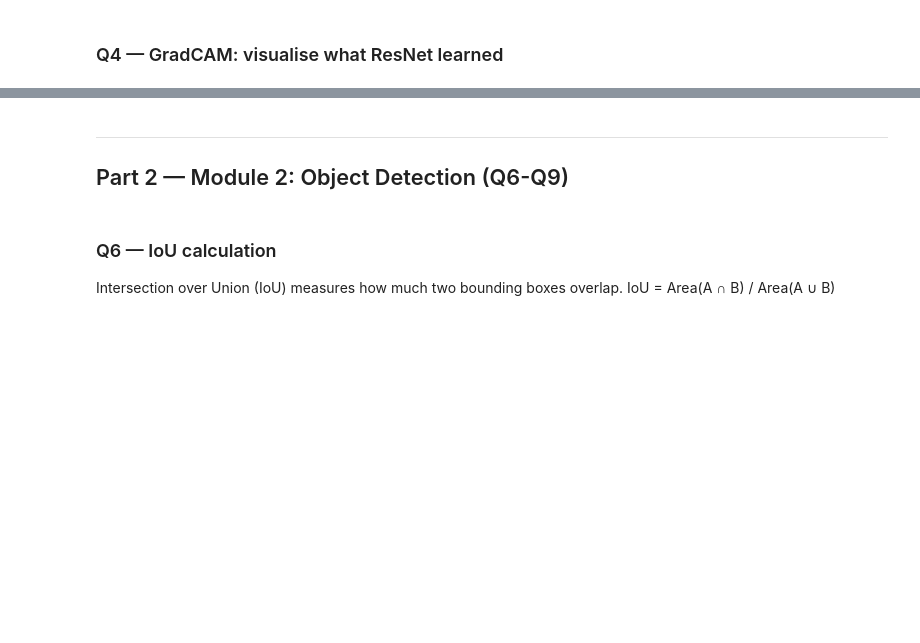
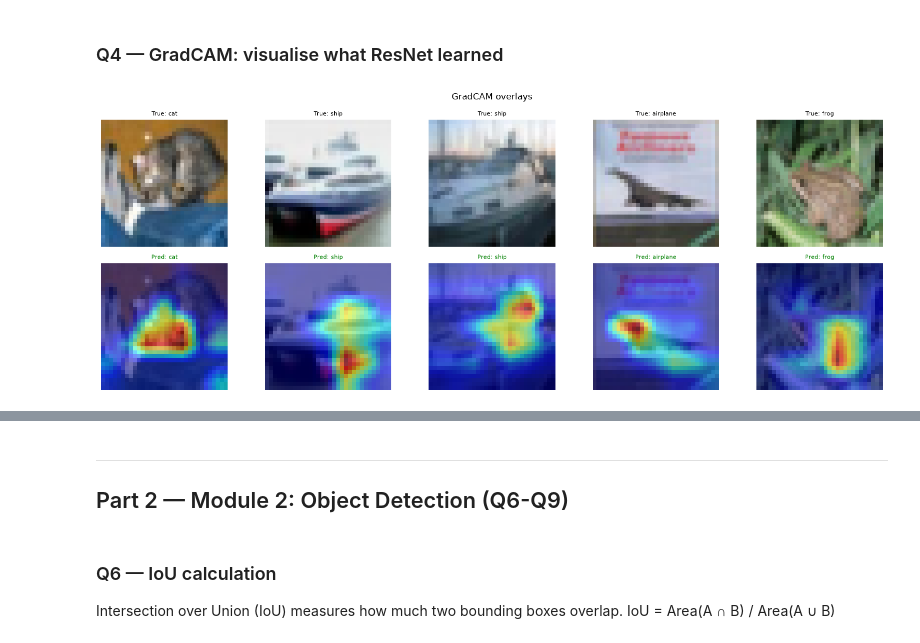
Before and after one commit to Sulav-Koirala/AI-Fellowship-Assignments, a Jupyter notebook: Week 11/W11_CV_Assignment_Notebook.ipynb, the cells around one changed output, grey strips where cells are left out. Drawn from its saved outputs; the diff is of its cells as text; code cells hidden in the pictures; blank space fills up the shorter version.

```diff
--- a/Week 11/W11_CV_Assignment_Notebook.ipynb
+++ b/Week 11/W11_CV_Assignment_Notebook.ipynb
@@ -85,7 +89,7 @@ conv_configs = [
 ]
 
 for W, K, P, S, desc in conv_configs:
-    out = None  # TODO: apply formula (W - K + 2P) / S + 1  as int
+    out = int((W-K+2*P)/S + 1)
     print(f"{desc:45s}: {out}")
 
 # SELF-CHECK
@@ -199,48 +224,46 @@ class GradCAM:
     def __init__(self, model, layer):
         self.acts = None
         self.grads = None
-        # TODO: register a forward hook on `layer` that saves the output to self.acts
-        # TODO: register a full_backward hook on `layer` that saves go[0] to self.grads
-        layer.register_forward_hook(None)         # TODO: replace None with lambda
-        layer.register_full_backward_hook(None)   # TODO: replace None with lambda
+        layer.register_forward_hook(lambda module, inp, out: setattr(self, 'acts', out))
+        layer.register_full_backward_hook(lambda module, gi, go: setattr(self, 'grads', go[0]))
 
     def generate(self, x, cls_idx):
         # Given: the backbone is frozen (requires_grad=False), so the input tensor
         # must require grad itself, or autograd never builds a graph through
         # layer4 and the backward hook above will never fire.
         x = x.clone().requires_grad_(True)
         out = model(x)
         model.zero_grad()
         out[0, cls_idx].backward()
-        # TODO: compute per-channel weights by averaging grads over spatial dims (dim 2 and 3)
-        weights = None
-        # TODO: weighted sum of activation maps, then ReLU
-        cam = None
+        weights = self.grads.mean(dim=(2,3), keepdim=True)
+        cam = torch.relu((weights*self.acts).sum(dim=1, keepdim=True))
         cam -= cam.min(); cam /= cam.max() + 1e-8
-        return cam.squeeze().cpu().numpy()
+        return cam.squeeze().detach().cpu().numpy()
 
 cam = GradCAM(model, model.layer4[-1])
 
 import torch.nn.functional as F
 fig, axes = plt.subplots(2, 5, figsize=(16, 6))
 for col in range(5):
     img_pil, true_lbl = raw_test[col]
     x = transform_rn(img_pil).unsqueeze(0).to(device)
     model.eval()
     with torch.enable_grad():
         logits = model(x)
     pred = logits.argmax(1).item()
     cam_map = cam.generate(x, pred)
     cam_up  = F.interpolate(torch.tensor(cam_map)[None,None], (32,32), mode='bilinear').squeeze().numpy()
     arr = np.array(img_pil)
     axes[0,col].imshow(arr); axes[0,col].axis('off')
     axes[0,col].set_title(f'True: {CLASSES[true_lbl]}', fontsize=8)
     axes[1,col].imshow(arr); axes[1,col].imshow(cam_up, alpha=0.55, cmap='jet')
     axes[1,col].axis('off')
     color = 'green' if pred == true_lbl else 'red'
     axes[1,col].set_title(f'Pred: {CLASSES[pred]}', fontsize=8, color=color)
 plt.suptitle('GradCAM overlays')
 plt.tight_layout(); plt.show()
+# %% [output]
+[figure, added]
 # %% [markdown]
 ### Q5 — Reflect: Module 1
 
```
Also changed, not shown: parts of 6 cells of this notebook, 1 other file.
